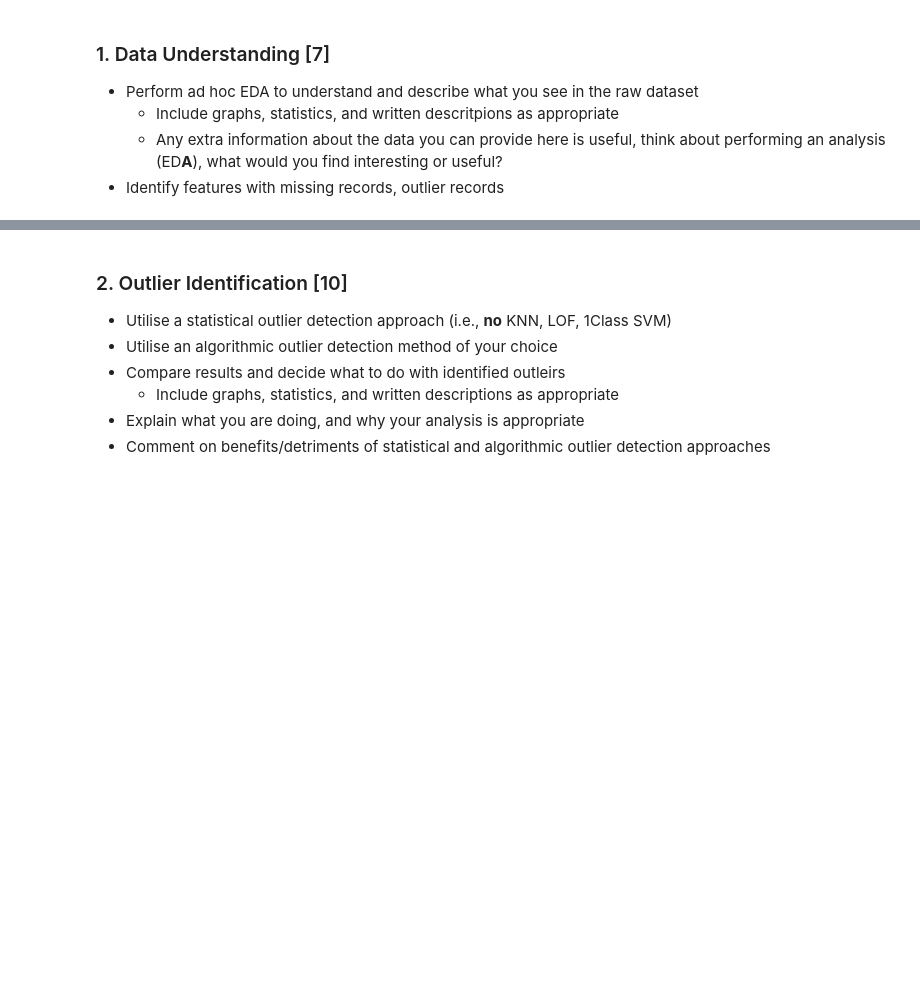
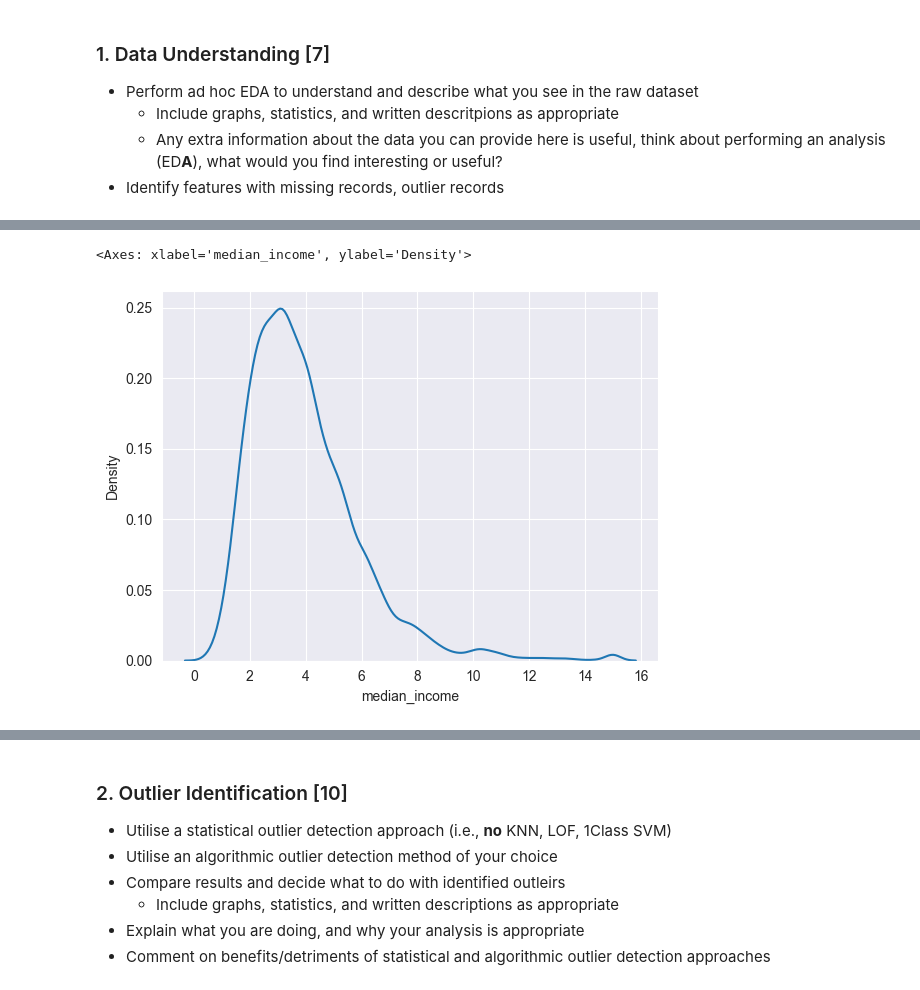
Before and after one commit to IshanKalra007/CSC3831_Final_project_220626363, a Jupyter notebook: Coursework/CSC3831_Final_Assessment.ipynb, the cells around one changed output, grey strips where cells are left out. Drawn from its saved outputs; the diff is of its cells as text; code cells hidden in the pictures; blank space fills up the shorter version.

```diff
--- a/Coursework/CSC3831_Final_Assessment.ipynb
+++ b/Coursework/CSC3831_Final_Assessment.ipynb
@@ -37,0 +99,5 @@ Above we've loaded in a corrupted version of a housing dataset. The anomalies ne
+# %%
+sns.kdeplot(houses_corrupted_df['median_income'])
+# %% [output]
+<Axes: xlabel='median_income', ylabel='Density'>
+[figure, added]
```
Also changed, not shown: parts of 21 cells of this notebook, 3 other files.
